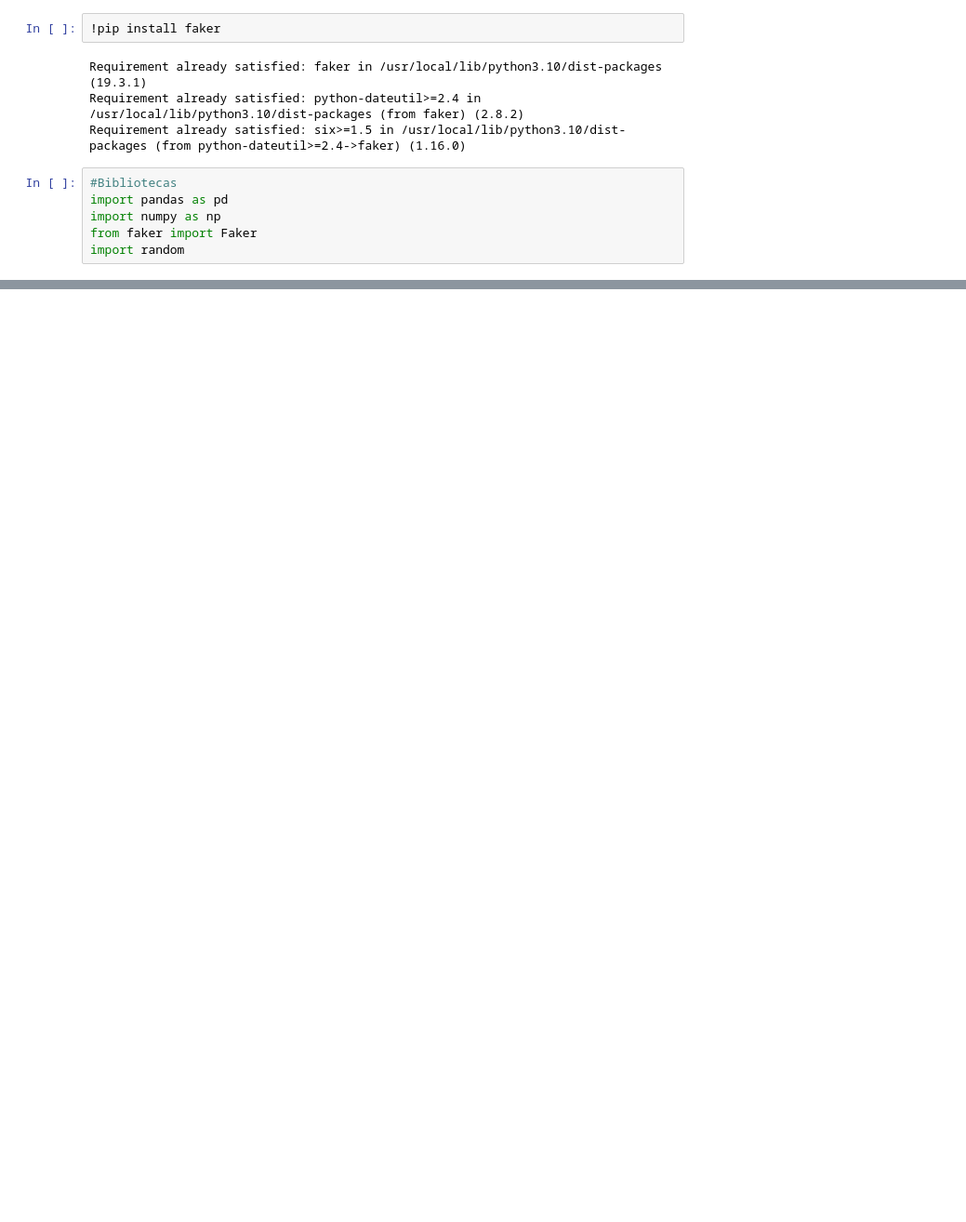
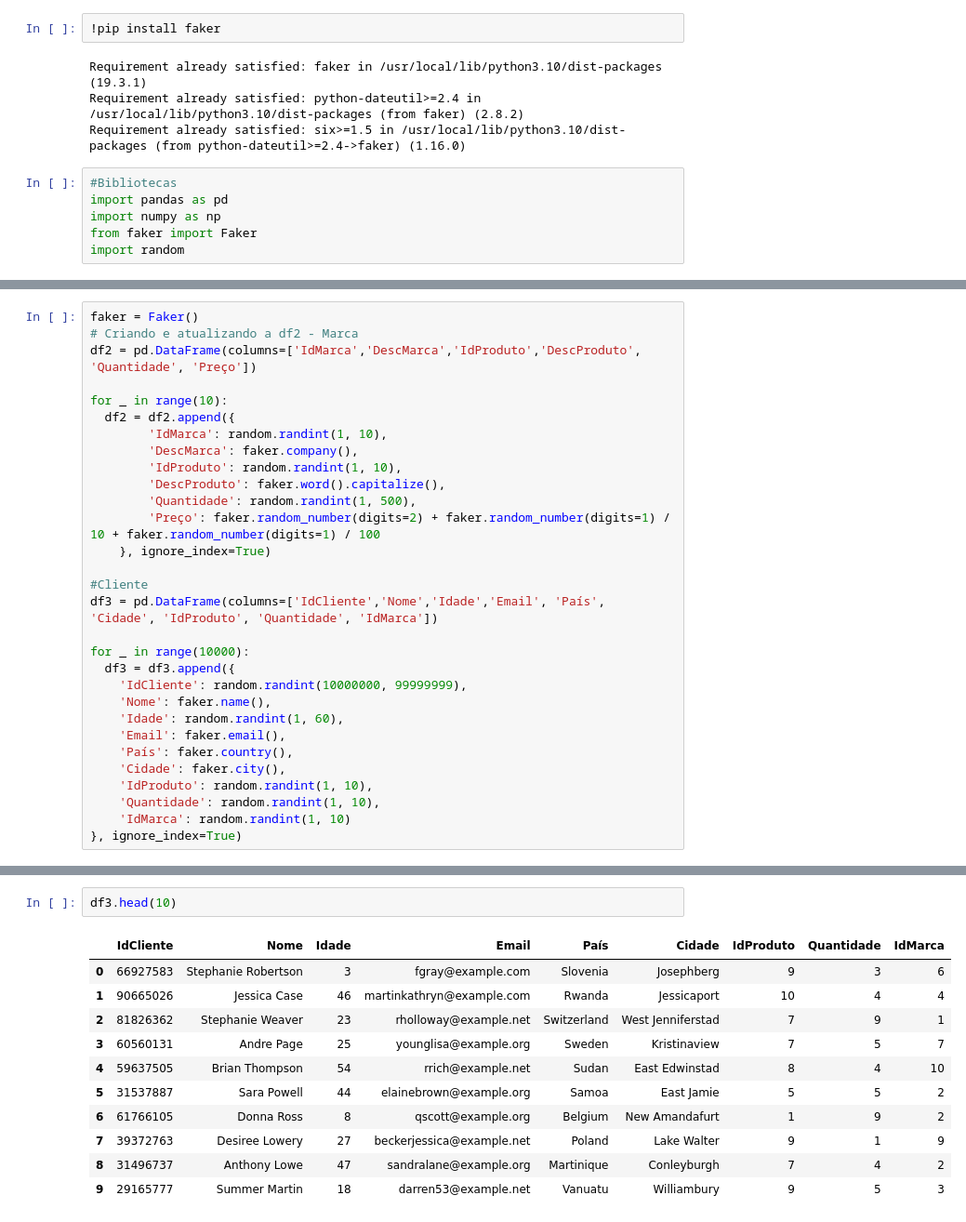
Before and after one commit to alineaprelini/Pyspark, a Jupyter notebook: Gerar_dados.ipynb, the cells around one changed output, grey strips where cells are left out. Shown: that part at 93% size. Drawn from its saved outputs; the diff is of its cells as text; blank space fills up the shorter version.

```diff
--- a/Gerar_dados.ipynb
+++ b/Gerar_dados.ipynb
@@ -112,0 +45,30 @@ df1 = df1.append({
+# %%
+faker = Faker()
+# Criando e atualizando a df2 - Marca
+df2 = pd.DataFrame(columns=['IdMarca','DescMarca','IdProduto','DescProduto', 'Quantidade', 'Preço'])
+
+for _ in range(10):
+  df2 = df2.append({
+        'IdMarca': random.randint(1, 10),
+        'DescMarca': faker.company(),
+        'IdProduto': random.randint(1, 10),
+        'DescProduto': faker.word().capitalize(),
+        'Quantidade': random.randint(1, 500),
+        'Preço': faker.random_number(digits=2) + faker.random_number(digits=1) / 10 + faker.random_number(digits=1) / 100
+    }, ignore_index=True)
+
+#Cliente
+df3 = pd.DataFrame(columns=['IdCliente','Nome','Idade','Email', 'País', 'Cidade', 'IdProduto', 'Quantidade', 'IdMarca'])
+
+for _ in range(10000):
+  df3 = df3.append({
+    'IdCliente': random.randint(10000000, 99999999),
+    'Nome': faker.name(),
+    'Idade': random.randint(1, 60),
+    'Email': faker.email(),
+    'País': faker.country(),
+    'Cidade': faker.city(),
+    'IdProduto': random.randint(1, 10),
+    'Quantidade': random.randint(1, 10),
+    'IdMarca': random.randint(1, 10)
+}, ignore_index=True)
@@ -148,3 +106,17 @@ df1
+# %%
+df3.head(10)
+# %% [output]
+|  | IdCliente | Nome | Idade | Email | País | Cidade | IdProduto | Quantidade | IdMarca |
+| 0 | 66927583 | Stephanie Robertson | 3 | fgray@example.com | Slovenia | Josephberg | 9 | 3 | 6 |
+| 1 | 90665026 | Jessica Case | 46 | martinkathryn@example.com | Rwanda | Jessicaport | 10 | 4 | 4 |
+| 2 | 81826362 | Stephanie Weaver | 23 | rholloway@example.net | Switzerland | West Jenniferstad | 7 | 9 | 1 |
+| 3 | 60560131 | Andre Page | 25 | younglisa@example.org | Sweden | Kristinaview | 7 | 5 | 7 |
+| 4 | 59637505 | Brian Thompson | 54 | rrich@example.net | Sudan | East Edwinstad | 8 | 4 | 10 |
+| 5 | 31537887 | Sara Powell | 44 | elainebrown@example.org | Samoa | East Jamie | 5 | 5 | 2 |
+| 6 | 61766105 | Donna Ross | 8 | qscott@example.org | Belgium | New Amandafurt | 1 | 9 | 2 |
+| 7 | 39372763 | Desiree Lowery | 27 | beckerjessica@example.net | Poland | Lake Walter | 9 | 1 | 9 |
+| 8 | 31496737 | Anthony Lowe | 47 | sandralane@example.org | Martinique | Conleyburgh | 7 | 4 | 2 |
+| 9 | 29165777 | Summer Martin | 18 | darren53@example.net | Vanuatu | Williambury | 9 | 5 | 3 |
 # %%
 #Exportar arquivos
 
```
Also changed, not shown: parts of 10 cells of this notebook.
